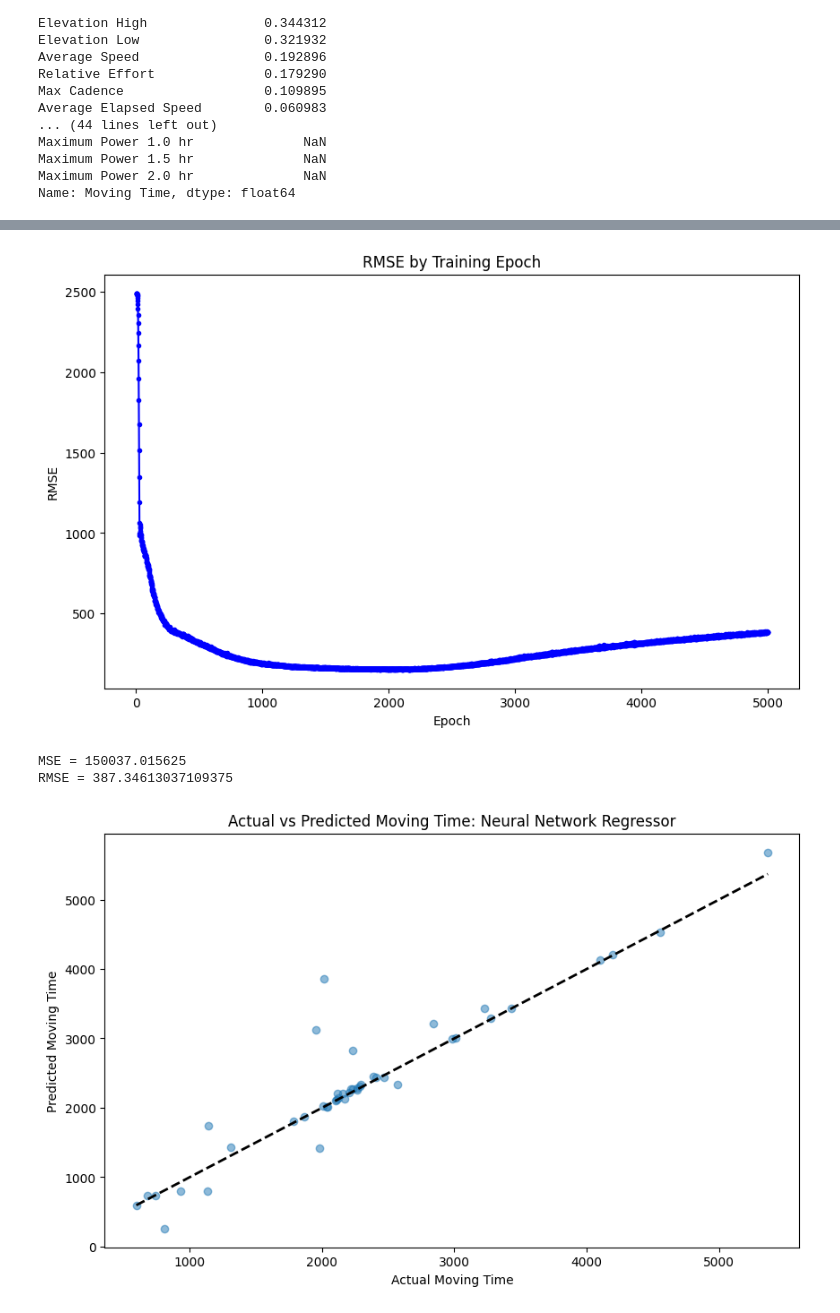
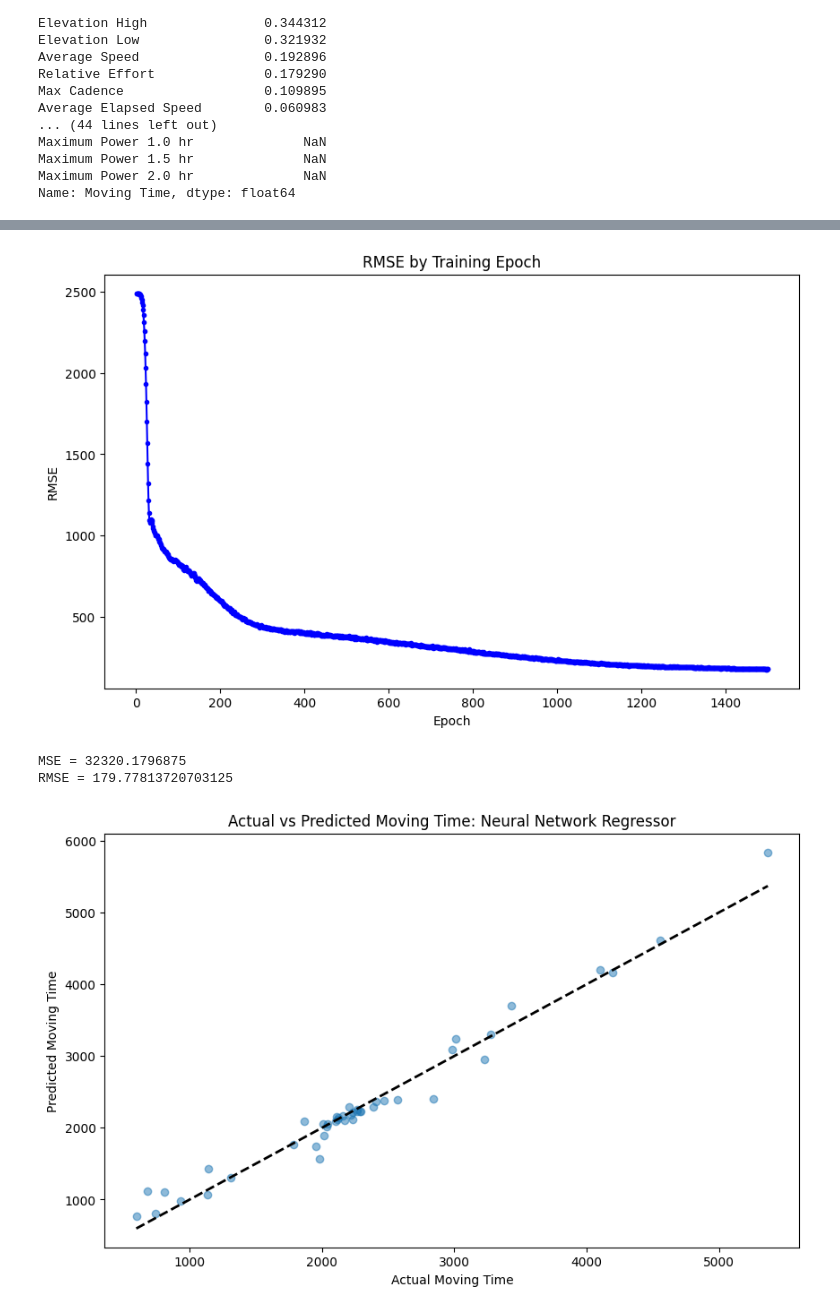
Before and after one commit to Redback-Operations/redback-fit-sports-performance, a Jupyter notebook: Cycling Analysis/Swim Duration Prediction.ipynb, the cells around one changed output, grey strips where cells are left out. Saved outputs shown, nothing was run; the diff lists cells and outputs as text; code cells hidden in the pictures.

Commit message:
Updated Swim Duration prediction model to use the 90 day pace curve for improved accuracy.

```diff
--- a/Cycling Analysis/Swim Duration Prediction.ipynb
+++ b/Cycling Analysis/Swim Duration Prediction.ipynb
@@ -184,10 +239,7 @@ RMSE = 304.8185392477736
 from sklearn.linear_model import LinearRegression
 
 # Removing the target variable 'Moving Time' from the predictors
-X = data.drop(['Elapsed Time',
-               'Power Count',
-               'Moving Time'],
-               axis=1)
+X = data.drop(['Moving Time',], axis=1)
 y = data['Moving Time']
 
 # Splitting the data into training and testing sets
@@ -243,6 +295,9 @@ class SwimmingDurationPredictor(nn.Module):
         x = self.fc5(x)
         return x
 
+# Removing the target variable 'Moving Time' from the predictors
+X = data.drop(['Moving Time',], axis=1)
+y = data['Moving Time']
 
 # Normalize the features
 scaler = MinMaxScaler()
@@ -265,7 +320,7 @@ criterion = nn.MSELoss()  # Mean Squared Error Loss
 optimizer = optim.Adam(model.parameters(), lr=0.001)  # Adam optimizer
 
 # Number of epochs
-num_epochs = 5000
+num_epochs = 1500
 
 # Convert the training and testing sets to tensor datasets
 train_data = torch.utils.data.TensorDataset(X_train, y_train)
@@ -299,7 +354,7 @@ for epoch in range(num_epochs):
         rmse = np.sqrt(mse)
         rmse_values.append(rmse)  # Store RMSE for this epoch
 
-    if (epoch + 1) % 500 == 0:
+    if (epoch + 1) % 100 == 0:
         print(f'Epoch [{epoch+1}/{num_epochs}], Loss: {loss.item():,.2f}')
 
 # Plot RMSE against epochs
@@ -335,7 +395,7 @@ Epoch [5000/5000], Loss: 1,101.16
-[figure, old version]
+[figure, new version]
-MSE = 150037.015625
-RMSE = 387.34613037109375
+MSE = 32320.1796875
+RMSE = 179.77813720703125
-[figure, old version]
+[figure, new version]
 # %%
 import matplotlib.pyplot as plt
 import torch
```
Also changed, not shown: parts of 11 cells of this notebook.
